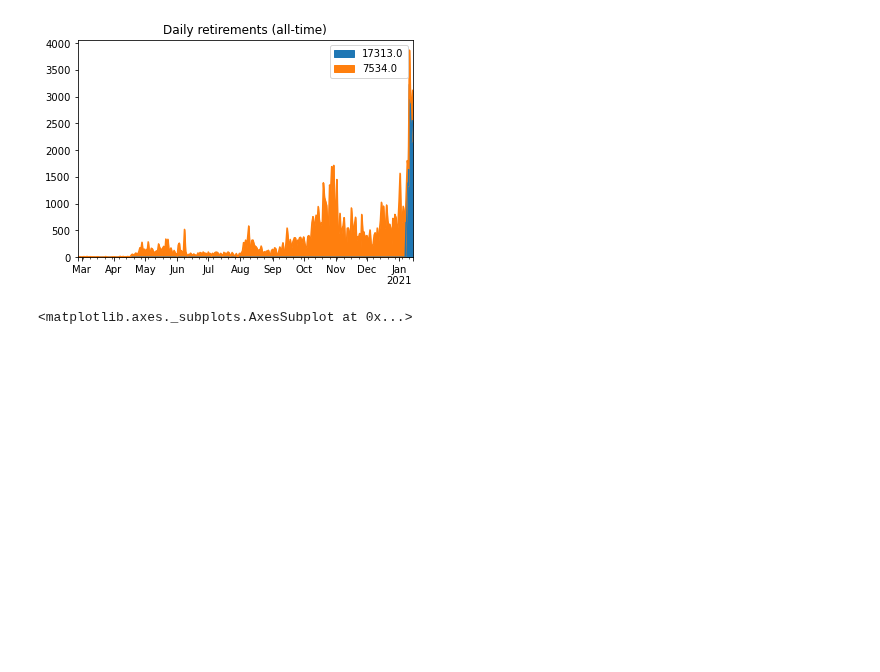
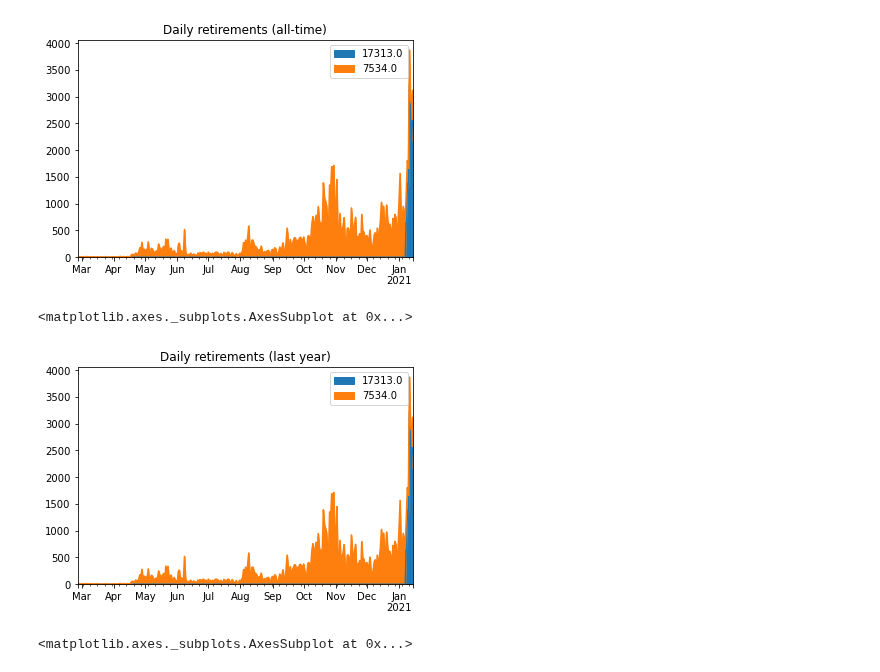
Before and after one commit to adammcmaster/superwasp-tools, a Jupyter notebook: zooniverse_retirement.ipynb, the cells around one changed output. Cells and saved outputs as stored; diff of their text form; code cells hidden in the pictures; blank space fills up the shorter version.

```diff
--- a/zooniverse_retirement.ipynb
+++ b/zooniverse_retirement.ipynb
@@ -23,6 +23,15 @@ workflow_counts.plot.area(
 # %% [output]
 <matplotlib.axes._subplots.AxesSubplot at 0x...>
 [figure]
+# %%
+workflow_counts[
+    workflow_counts.index >= (workflow_counts.index.max() - timedelta(days=365))
+].plot.area(
+    title='Daily retirements (last year)'
+)
+# %% [output]
+<matplotlib.axes._subplots.AxesSubplot at 0x...>
+[figure, added]
 # %%
 workflow_counts[
     workflow_counts.index >= (workflow_counts.index.max() - timedelta(days=30))
```
Also changed, not shown: 1 other file.
